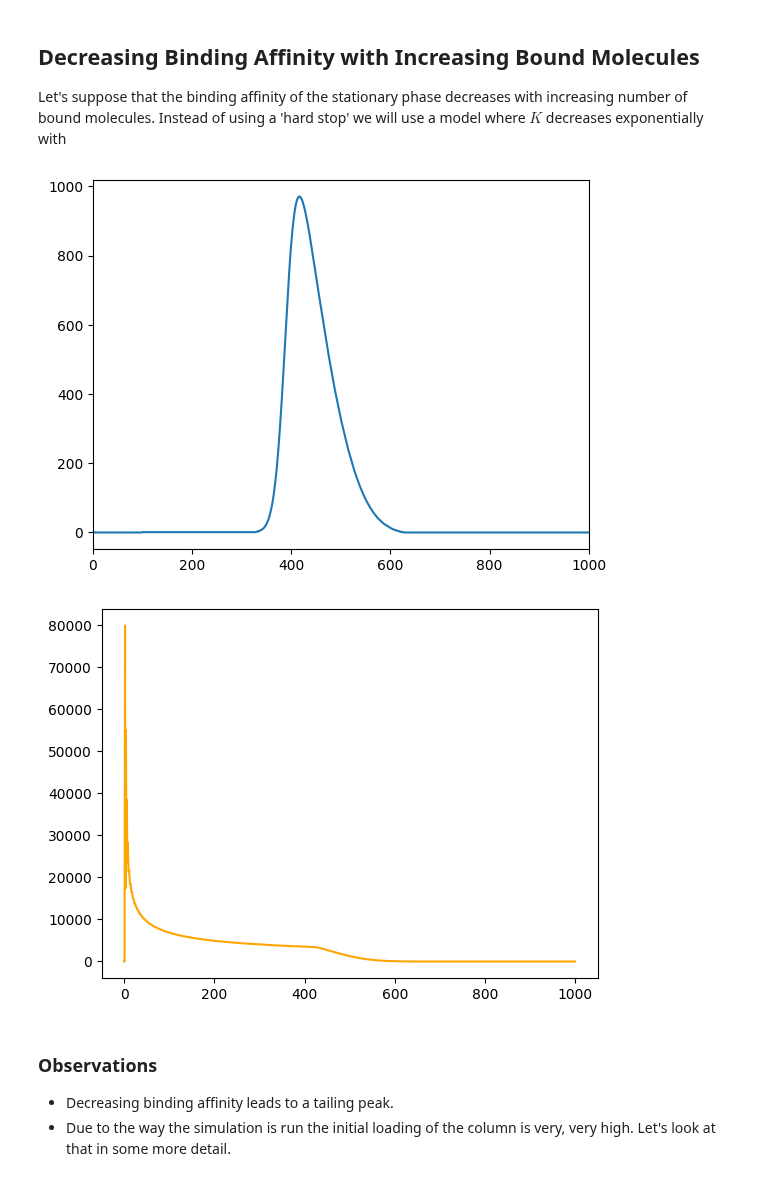
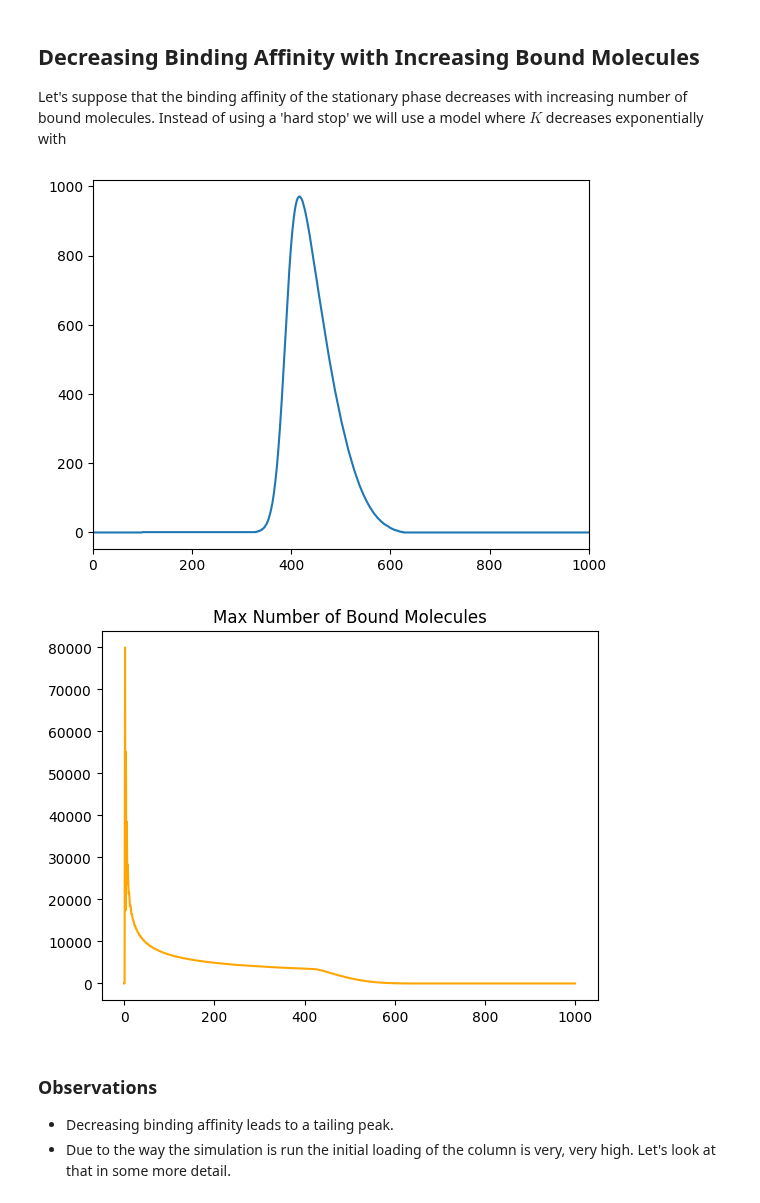
Before and after one commit to micabo/Chromatograpy, a Jupyter notebook: README.ipynb, the cells around one changed output. Cells and saved outputs as stored; diff of their text form; code cells hidden in the pictures.

```diff
--- a/README.ipynb
+++ b/README.ipynb
@@ -194,34 +194,35 @@ def frac_bound(n_bound):
     return frac_bound
 
 # Initial state (zero everywhere)
 stationary_phase = np.zeros(n_cells)
 mobile_phase = np.zeros(n_cells + n_steps)
 max_bound_molecules = np.zeros(n_steps + 1)
 
 # Loading of mobile phase in cell just before the stationary phase
 mobile_phase[n_cells] = n_molecules
 
 for step in range(1, n_steps + 1):
     # Equilibration
     max_bound_molecules[step] = np.max(stationary_phase)
     for cell in range(n_cells):
         n_bound_old = stationary_phase[cell]
         n_tot = n_bound_old + mobile_phase[cell + step]
         n_bound = np.floor(n_tot * frac_bound(n_bound_old))
         n_free = n_tot - n_bound
         stationary_phase[cell] = n_bound
         mobile_phase[cell + step] = n_free
 
 plt.plot(mobile_phase)
 plt.xlim(0, n_steps)
 plt.show()
 
 # Let's also have a look at the maximum number of bound molecules
 plt.plot(max_bound_molecules, color="orange")
+plt.title("Max Number of Bound Molecules")
 plt.show()
 # %% [output]
 [figure]
-[figure, old version]
+[figure, new version]
 # %% [markdown]
 ### Observations
 
```
Also changed, not shown: parts of 1 cell of this notebook, 4 other files.
